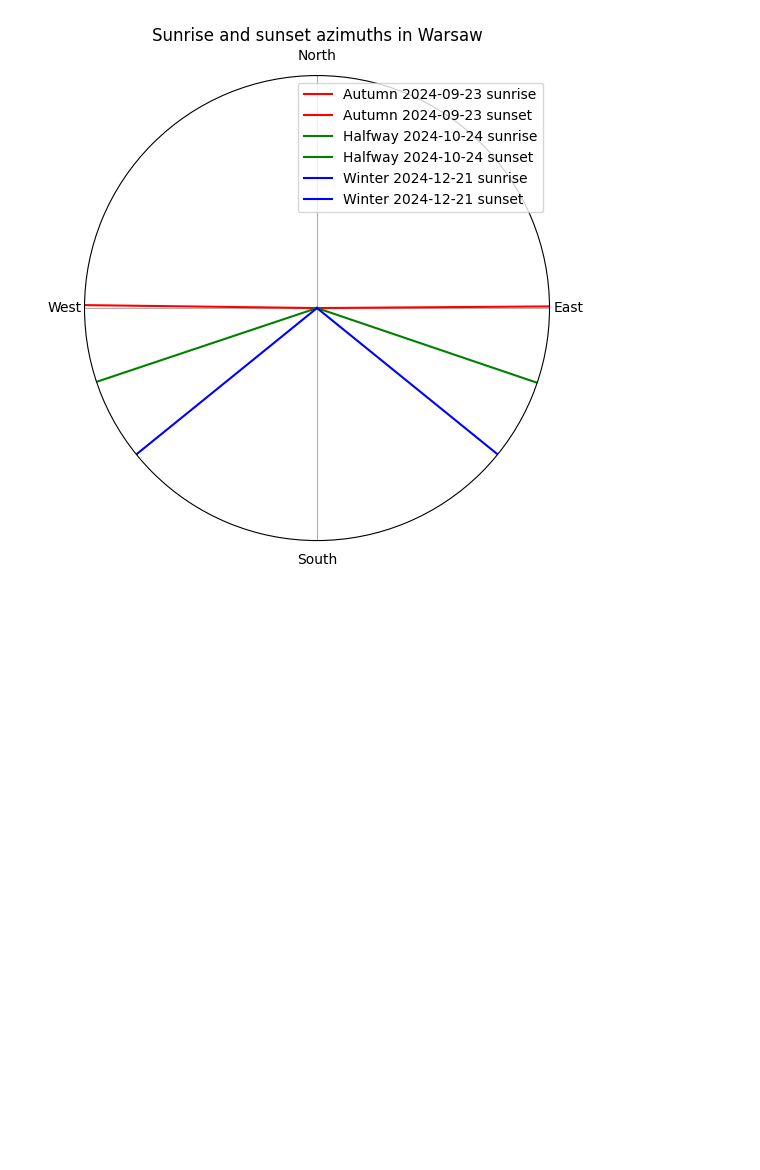
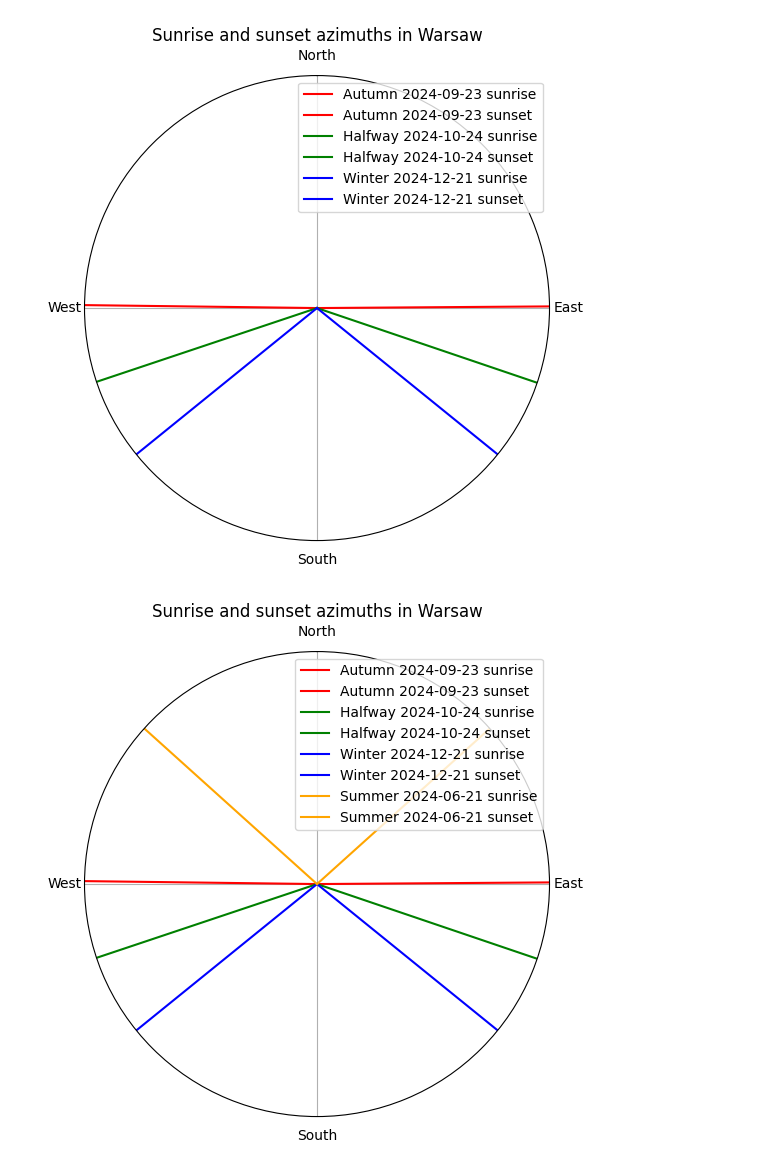
Before and after one commit to pstorozenko/daylength-analysis, a Jupyter notebook: analysis.ipynb, the cells around one changed output. Cells and saved outputs as stored; diff of their text form; code cells hidden in the pictures; blank space fills up the shorter version.

Commit message:
feat: winter added

```diff
--- a/analysis.ipynb
+++ b/analysis.ipynb
@@ -37,7 +37,7 @@ def get_sunrise_sunset(latitude, longitude, date):
 latitude = 52.2297  # Warsaw
 longitude = 21.0122  # Warsaw
 
-dates = pd.date_range(start='2024-03-21', end='2025-03-21', freq='D')
+dates = pd.date_range(start='2024-03-21', end='2025-03-20', freq='D')
 results = [get_sunrise_sunset(latitude, longitude, date) for date in dates]
 # %%
 day_lengths = np.array([result.day_length for result in results])
@@ -132,3 +132,37 @@ ax.title.set_text('Sunrise and sunset azimuths in Warsaw')
 plt.show()
 # %% [output]
 [figure]
+# %%
+# Plot with autumn equinox and winter solstice
+fig, ax = plt.subplots(subplot_kw={'projection': 'polar'}, figsize=(6, 10))
+autumn_equinox_date_index = np.where(dates == '2024-09-23')[0][0]
+winter_solstice_date_index = np.where(dates == '2024-12-21')[0][0]
+summer_solstice_date_index = np.where(dates == '2024-06-21')[0][0]
+autumn_sunrise_azimuth = sunrise_azimuths[autumn_equinox_date_index]
+winter_sunrise_azimuth = sunrise_azimuths[winter_solstice_date_index]
+autumn_sunset_azimuth = sunset_azimuths[autumn_equinox_date_index]
+winter_sunset_azimuth = sunset_azimuths[winter_solstice_date_index]
+halfway_sunrise_azimuth = sunrise_azimuths[halfway_date_index]
+halfway_sunset_azimuth = sunset_azimuths[halfway_date_index]
+summer_sunrise_azimuth = sunrise_azimuths[summer_solstice_date_index]
+summer_sunset_azimuth = sunset_azimuths[summer_solstice_date_index]
+
+ax.plot([autumn_sunrise_azimuth * np.pi / 180, autumn_sunrise_azimuth * np.pi / 180], [0, 1], label='Autumn 2024-09-23 sunrise', color='red')
+ax.plot([autumn_sunset_azimuth * np.pi / 180, autumn_sunset_azimuth * np.pi / 180], [0, 1], label='Autumn 2024-09-23 sunset', color='red')
+ax.plot([halfway_sunrise_azimuth * np.pi / 180, halfway_sunrise_azimuth * np.pi / 180], [0, 1], label='Halfway 2024-10-24 sunrise', color='green')
+ax.plot([halfway_sunset_azimuth * np.pi / 180, halfway_sunset_azimuth * np.pi / 180], [0, 1], label='Halfway 2024-10-24 sunset', color='green')
+ax.plot([winter_sunrise_azimuth * np.pi / 180, winter_sunrise_azimuth * np.pi / 180], [0, 1], label='Winter 2024-12-21 sunrise', color='blue')
+ax.plot([winter_sunset_azimuth * np.pi / 180, winter_sunset_azimuth * np.pi / 180], [0, 1], label='Winter 2024-12-21 sunset', color='blue')
+ax.plot([summer_sunrise_azimuth * np.pi / 180, summer_sunrise_azimuth * np.pi / 180], [0, 1], label='Summer 2024-06-21 sunrise', color='orange')
+ax.plot([summer_sunset_azimuth * np.pi / 180, summer_sunset_azimuth * np.pi / 180], [0, 1], label='Summer 2024-06-21 sunset', color='orange')
+
+ax.set_theta_zero_location('N')
+ax.set_rlim([0, 1])
+ax.set_rticks([])
+ax.set_xticks([0, np.pi / 2, np.pi, 3 * np.pi / 2])
+ax.set_xticklabels(['North', 'West', 'South', 'East'])
+ax.legend()
+ax.title.set_text('Sunrise and sunset azimuths in Warsaw')
+plt.show()
+# %% [output]
+[figure, added]
```
